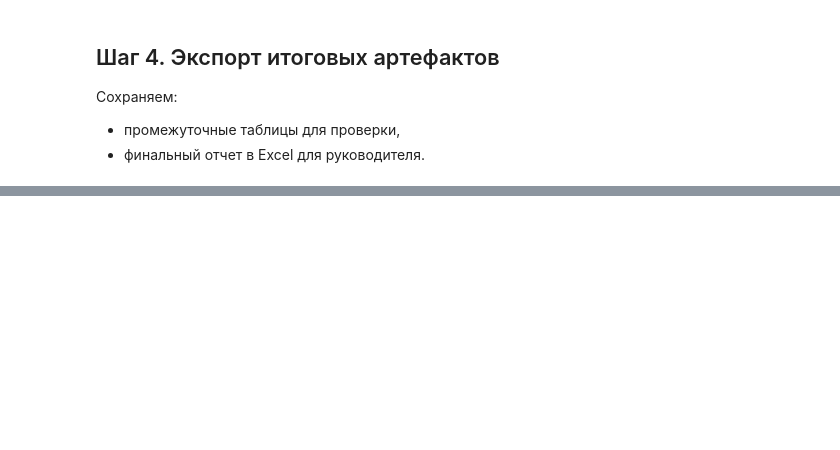
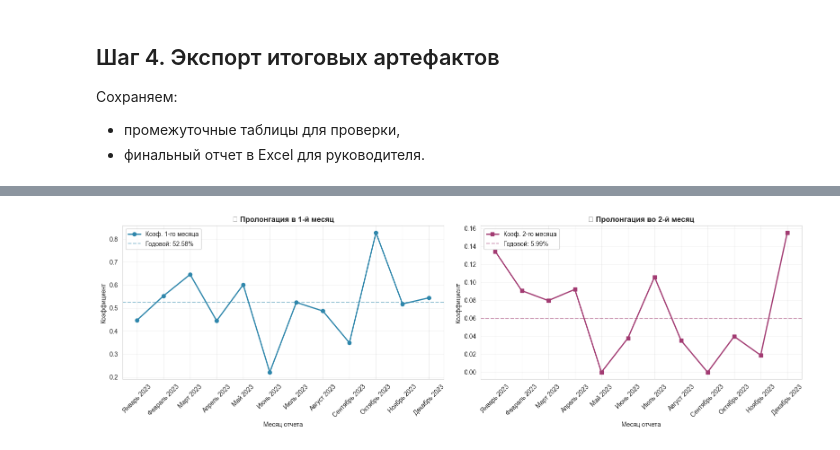
Before and after one commit to mazda-01/junior_da_case, a Jupyter notebook: prolongation_analysis.ipynb, the cells around one changed output, grey strips where cells are left out. Saved outputs shown, nothing was run; the diff lists cells and outputs as text; code cells hidden in the pictures; blank space fills up the shorter version.

```diff
--- a/prolongation_analysis.ipynb
+++ b/prolongation_analysis.ipynb
@@ -145,0 +154,55 @@ Saved mart: /Users/dmitrijpavlov/Desktop/DA/outputs/project_mart.csv
+# %%
+import matplotlib.pyplot as plt
+import seaborn as sns
+import numpy as np
+
+# Настройка стиля
+sns.set_style("whitegrid")
+plt.rcParams["figure.figsize"] = (14, 6)
+plt.rcParams["font.size"] = 10
+
+# Тренд коэффициентов пролонгации по отделу
+fig, axes = plt.subplots(1, 2, figsize=(16, 5))
+
+# График 1: Коэффициент 1-го месяца
+axes[0].plot(
+    dep_monthly["report_month"],
+    dep_monthly["coef_1m"],
+    marker="o",
+    linewidth=2,
+    color="#2E86AB",
+    label="Коэф. 1-го месяца"
+)
+axes[0].axhline(y=dep_yearly["coef_1m_year"].values[0],
+                color="#2E86AB", linestyle="--", alpha=0.5,
+                label=f"Годовой: {dep_yearly['coef_1m_year'].values[0]:.2%}")
+axes[0].set_title("🔄 Пролонгация в 1-й месяц", fontsize=12, fontweight="bold")
+axes[0].set_xlabel("Месяц отчета")
+axes[0].set_ylabel("Коэффициент")
+axes[0].tick_params(axis="x", rotation=45)
+axes[0].legend()
+axes[0].grid(alpha=0.3)
+
+# График 2: Коэффициент 2-го месяца
+axes[1].plot(
+    dep_monthly["report_month"],
+    dep_monthly["coef_2m"],
+    marker="s",
+    linewidth=2,
+    color="#A23B72",
+    label="Коэф. 2-го месяца"
+)
+axes[1].axhline(y=dep_yearly["coef_2m_year"].values[0],
+                color="#A23B72", linestyle="--", alpha=0.5,
+                label=f"Годовой: {dep_yearly['coef_2m_year'].values[0]:.2%}")
+axes[1].set_title("🔄 Пролонгация во 2-й месяц", fontsize=12, fontweight="bold")
+axes[1].set_xlabel("Месяц отчета")
+axes[1].set_ylabel("Коэффициент")
+axes[1].tick_params(axis="x", rotation=45)
+axes[1].legend()
+axes[1].grid(alpha=0.3)
+
+plt.tight_layout()
+plt.show()
+# %% [output]
+[figure, added]
```
Also changed, not shown: parts of 6 cells of this notebook, 2 other files.
